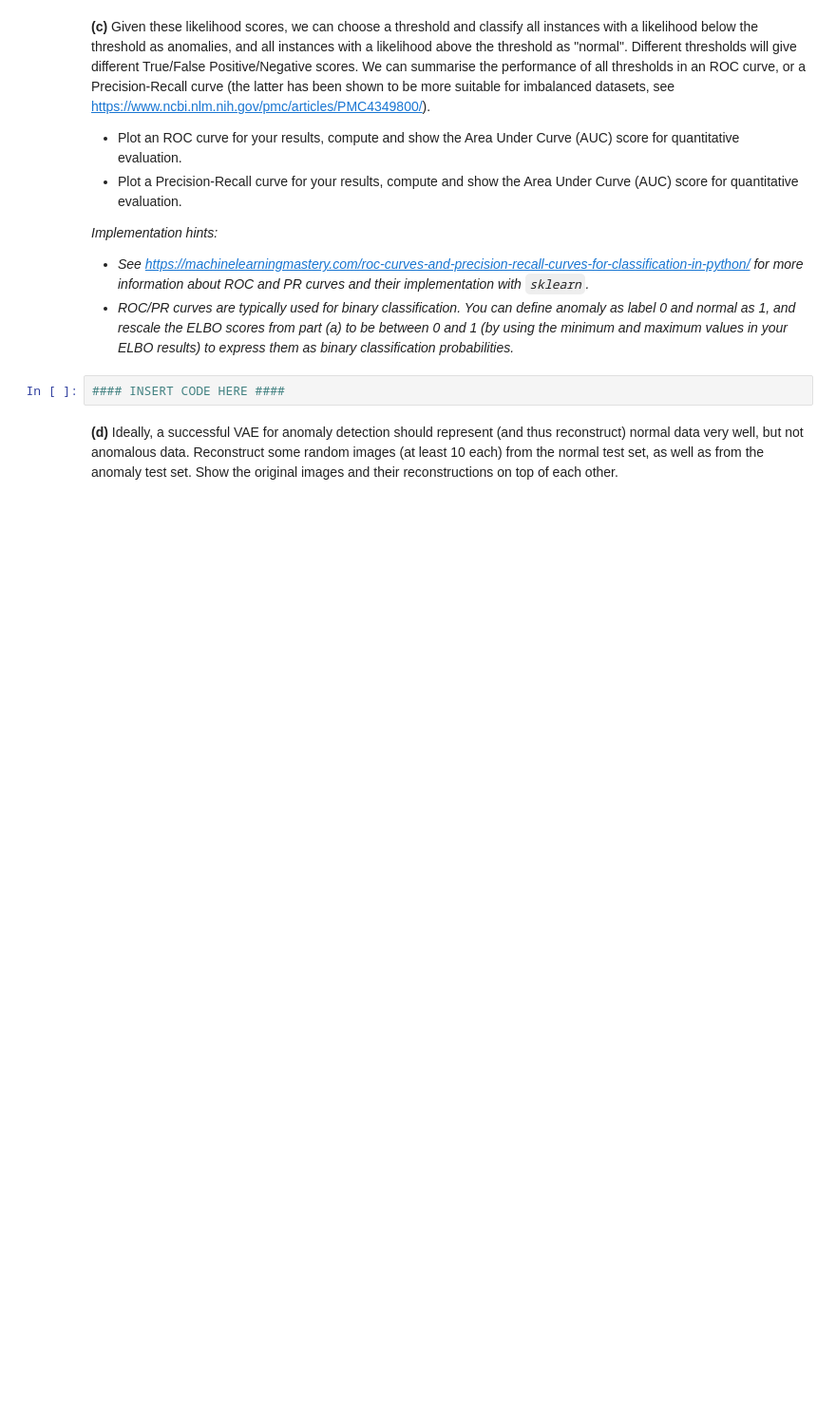
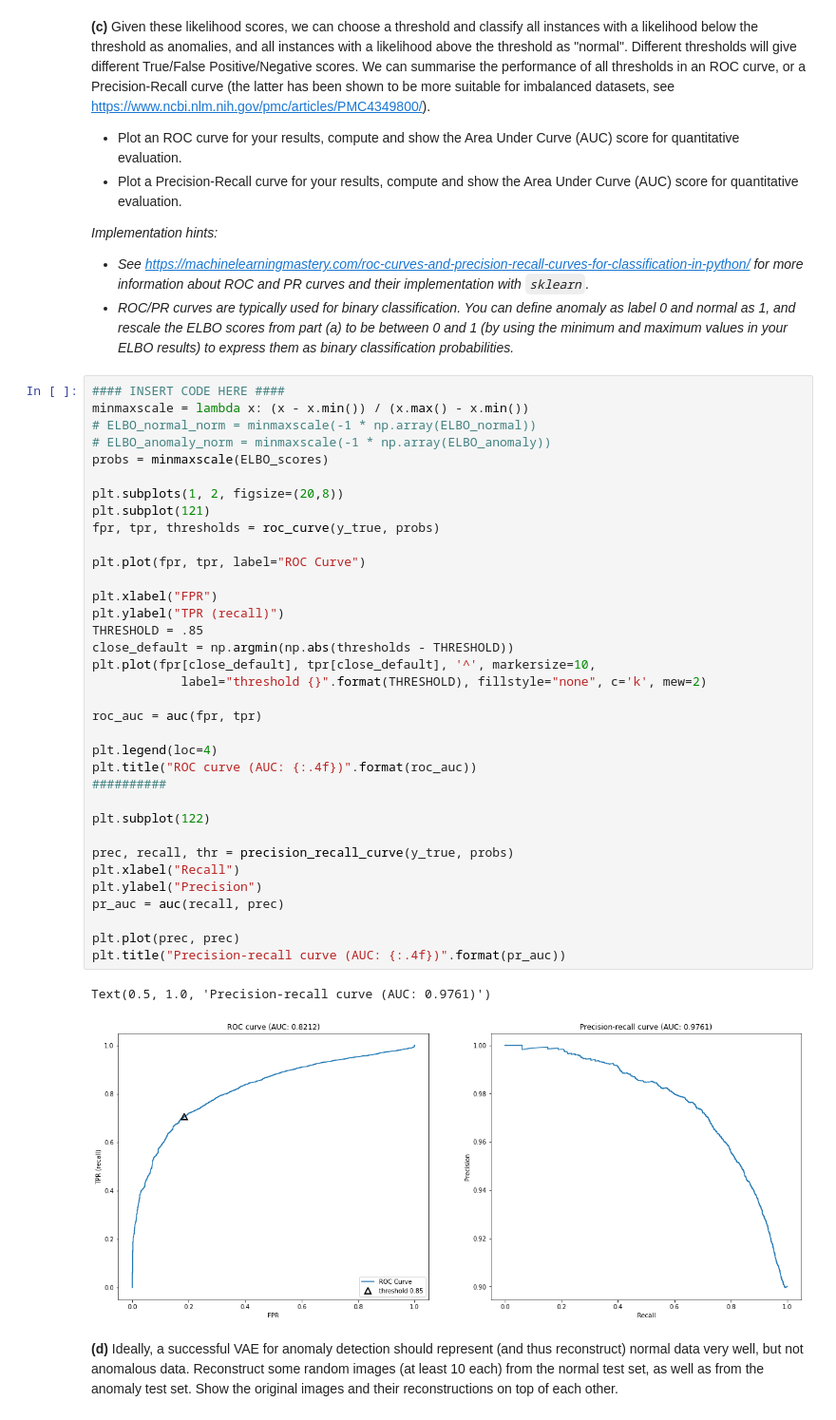
Before and after one commit to Joriswillems/deeplearning, a Jupyter notebook: assignment4/Assignment_4_82.ipynb, the cells around one changed output. Shown: that part at 95% size. Cells and saved outputs as stored; diff of their text form; blank space fills up the shorter version.

```diff
--- a/assignment4/Assignment_4_82.ipynb
+++ b/assignment4/Assignment_4_82.ipynb
@@ -352,7 +347,43 @@ plt.legend()
 *Implementation hints:*
 * *See https://machinelearningmastery.com/roc-curves-and-precision-recall-curves-for-classification-in-python/ for more information about ROC and PR curves and their implementation with `sklearn`.*
 * *ROC/PR curves are typically used for binary classification. You can define anomaly as label 0 and normal as 1, and rescale the ELBO scores from part (a) to be between 0 and 1 (by using the minimum and maximum values in your ELBO results) to express them as binary classification probabilities.*
-# %%
-#### INSERT CODE HERE ####
+# %%
+#### INSERT CODE HERE ####
+minmaxscale = lambda x: (x - x.min()) / (x.max() - x.min())
+# ELBO_normal_norm = minmaxscale(-1 * np.array(ELBO_normal))
+# ELBO_anomaly_norm = minmaxscale(-1 * np.array(ELBO_anomaly))
+probs = minmaxscale(ELBO_scores)
+
+plt.subplots(1, 2, figsize=(20,8))
+plt.subplot(121)
+fpr, tpr, thresholds = roc_curve(y_true, probs)
+
+plt.plot(fpr, tpr, label="ROC Curve")
+
+plt.xlabel("FPR")
+plt.ylabel("TPR (recall)")
+THRESHOLD = .85
+close_default = np.argmin(np.abs(thresholds - THRESHOLD))
+plt.plot(fpr[close_default], tpr[close_default], '^', markersize=10,
+            label="threshold {}".format(THRESHOLD), fillstyle="none", c='k', mew=2)
+
+roc_auc = auc(fpr, tpr)
+
+plt.legend(loc=4)
+plt.title("ROC curve (AUC: {:.4f})".format(roc_auc))
+##########
+
+plt.subplot(122)
+
+prec, recall, thr = precision_recall_curve(y_true, probs)
+plt.xlabel("Recall")
+plt.ylabel("Precision")
+pr_auc = auc(recall, prec)
+
+plt.plot(prec, prec)
+plt.title("Precision-recall curve (AUC: {:.4f})".format(pr_auc))
+# %% [output]
+Text(0.5, 1.0, 'Precision-recall curve (AUC: 0.9761)')
+[figure, added]
 # %% [markdown]
 **(d)** Ideally, a successful VAE for anomaly detection should represent (and thus reconstruct) normal data very well, but not anomalous data. Reconstruct some random images (at least 10 each) from the normal test set, as well as from the anomaly test set. Show the original images and their reconstructions on top of each other.
```
Also changed, not shown: parts of 8 cells of this notebook.
